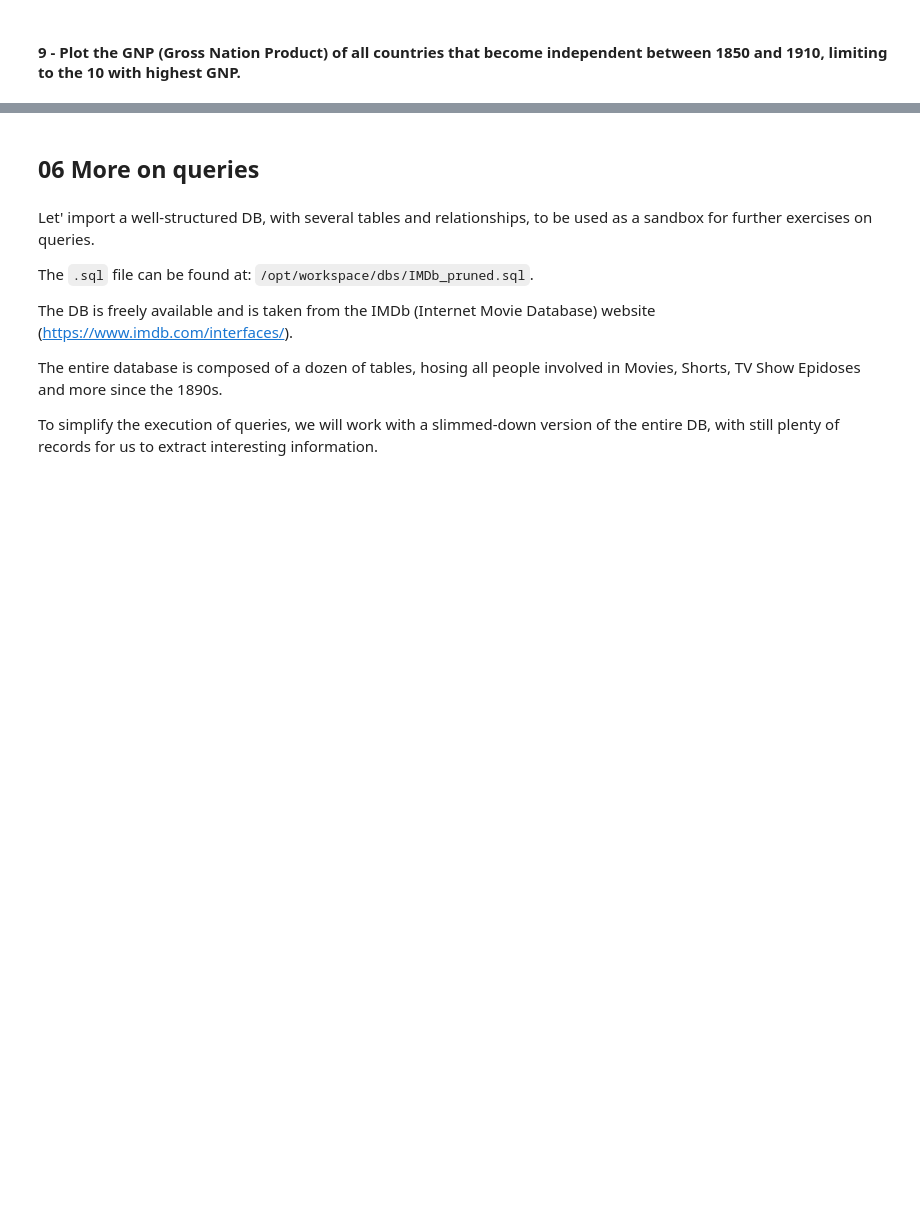
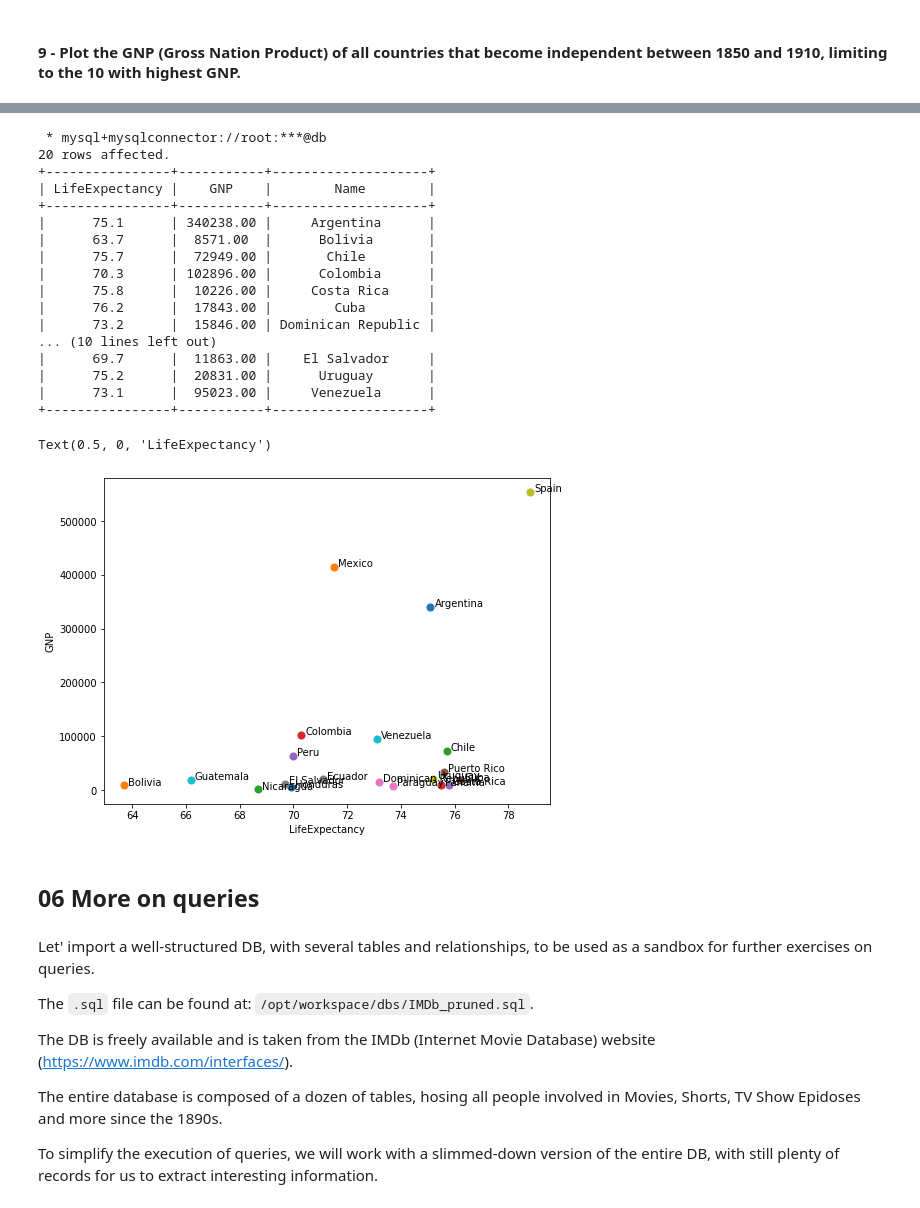
Before and after one commit to jpazzini/MAPD-B, a Jupyter notebook: mysql/notebooks/MySQL.ipynb, the cells around one changed output, grey strips where cells are left out. Cells and saved outputs as stored; diff of their text form; code cells hidden in the pictures; blank space fills up the shorter version.

```diff
--- a/mysql/notebooks/MySQL.ipynb
+++ b/mysql/notebooks/MySQL.ipynb
@@ -287,0 +419,3 @@ Remember:
+# %%
+for _ in dbc:
+    print(_)
@@ -745,2 +1448,25 @@ Add the following records to the `supplier_to_product` table and perform the fol
 # %%
-# populate the table accordintly
+sql_ = "INSERT INTO supplier_to_product (prodID, supID) VALUES (%s, %s)"
+val_ = [
+    # supplier Allez Hops
+    (1, 2),
+    (3, 2),
+
+    # supplier Wild Hops
+    (1, 3),
+    (2, 3),
+    (3, 3),
+    (5, 3),
+
+    # supplier Beer Paradise
+    (2, 4),
+    (5, 4),
+]
+
+
+dbc.executemany(sql_, val_)
+db.commit()
+
+dbc.execute("SELECT * FROM supplier_to_product");
+for _ in dbc:
+     print(_)
@@ -817,3 +1805,38 @@ Suggestions:
+# %%
+res_ = %sql SELECT LifeExpectancy, GNP, country.Name \
+FROM country \
+RIGHT JOIN countrylanguage ON countrylanguage.countryCode = country.Code \
+WHERE Language = 'Spanish' \
+AND IsOfficial = 1;
+
+print(res_)
+
+plt.figure(figsize=(8,6))
+for _ in res_:
+    plt.scatter(_[0],_[1],s=50)
+    plt.annotate(_[2], (float(_[0])*1.002,float(_[1])*1.002))
+plt.ylabel('GNP')
+plt.xlabel('LifeExpectancy')
+# %% [output]
+ * mysql+mysqlconnector://root:***@db
+20 rows affected.
++----------------+-----------+--------------------+
+| LifeExpectancy |    GNP    |        Name        |
++----------------+-----------+--------------------+
+|      75.1      | 340238.00 |     Argentina      |
+|      63.7      |  8571.00  |      Bolivia       |
+|      75.7      |  72949.00 |       Chile        |
+|      70.3      | 102896.00 |      Colombia      |
+|      75.8      |  10226.00 |     Costa Rica     |
+|      76.2      |  17843.00 |        Cuba        |
+|      73.2      |  15846.00 | Dominican Republic |
+... (10 lines left out)
+|      69.7      |  11863.00 |    El Salvador     |
+|      75.2      |  20831.00 |      Uruguay       |
+|      73.1      |  95023.00 |     Venezuela      |
++----------------+-----------+--------------------+
+Text(0.5, 0, 'LifeExpectancy')
+[figure, added]
 # %% [markdown]
 ## 06 More on queries
 # %% [markdown]
```
Also changed, not shown: parts of 99 cells of this notebook, 1 other file.
